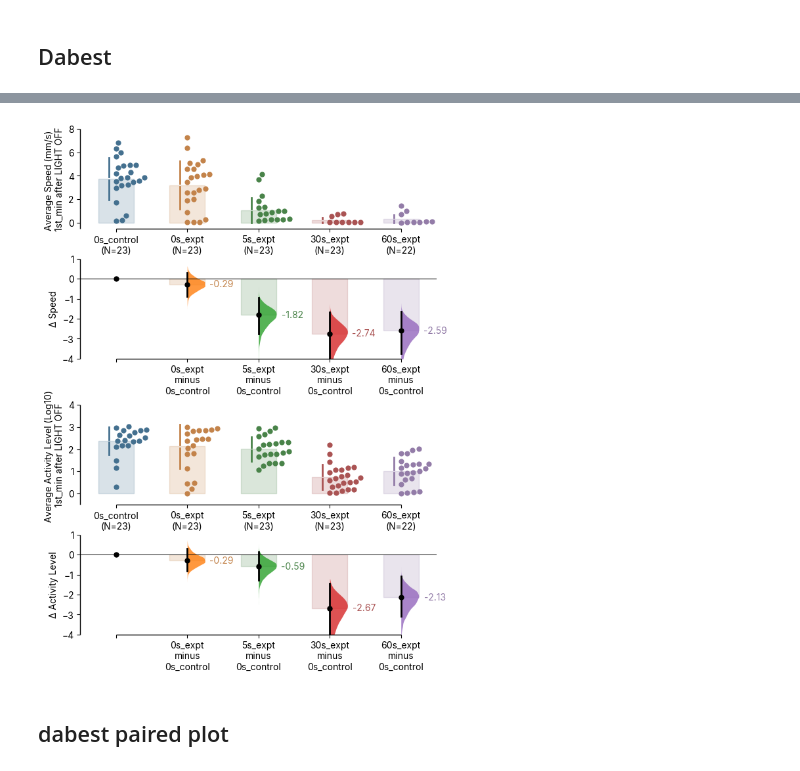
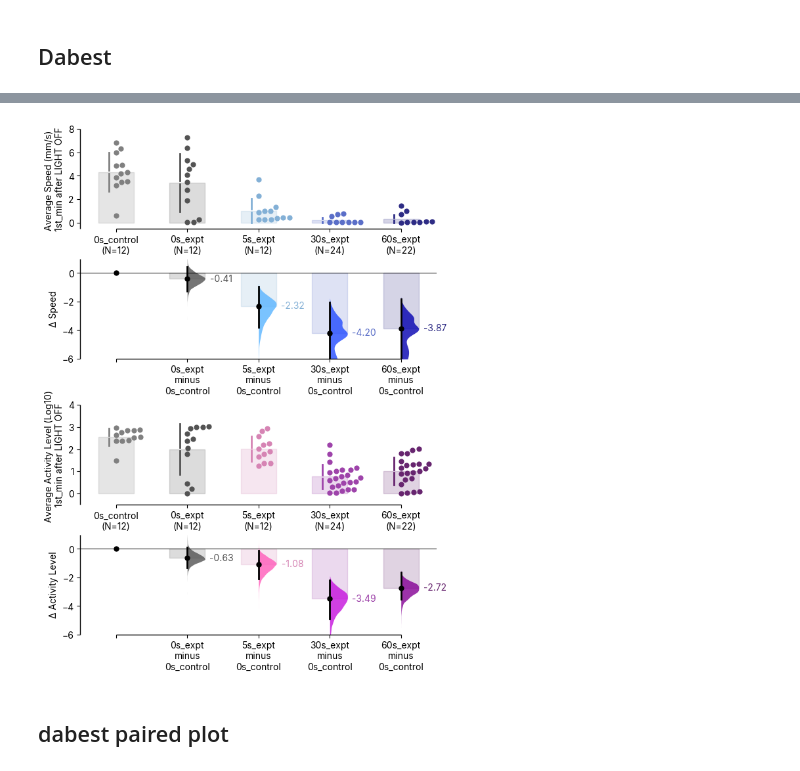
Before and after one commit to lnicole08/TrumelanOPN3, a Jupyter notebook: 3. Stacked plots.ipynb, the cells around one changed output, grey strips where cells are left out. Drawn from its saved outputs; the diff is of its cells as text; code cells hidden in the pictures.

```diff
--- a/3. Stacked plots.ipynb
+++ b/3. Stacked plots.ipynb
@@ -275,9 +275,9 @@ plt.savefig(homecomp + "\\ACC Lab Dropbox\\ACC Lab\\Nicole Lee\\eOPN3 manuscript
 # %% [markdown]
 ## Line Graphs
 # %%
-driver = "vGAT"
+driver = "elav"
 responder = "eOPN3_ATR"
-driver = "w1118"
+# driver = "w1118"
 specifictime = 600
 
 line_colors = {
@@ -477,6 +477,19 @@ def get_phases(light_duration_s=5.0):
     fifth_min = slice(light_off + 480, light_off + 600 - 0.5)
 
     return first_phase, light_on, first_min, third_min, fifth_min
+
+def load_and_split(filepath, phase_slice, split=None):
+    df = pd.read_csv(filepath + "_max3600s.csv").set_index('Time (s)')
+    df = df.loc[phase_slice, :]
+    speed_cols = sorted([c for c in df.columns if c.startswith('Speed')], key=lambda c: int(c.split('_')[1]))
+    activity_cols = sorted([c for c in df.columns if c.startswith('ActivityLevel')], key=lambda c: int(c.split('_')[1]))
+    if split == 'even':
+        speed_cols = speed_cols[1::2]
+        activity_cols = activity_cols[1::2]
+    elif split == 'odd':
+        speed_cols = speed_cols[0::2]
+        activity_cols = activity_cols[0::2]
+    return df[speed_cols].T.reset_index(drop=True), df[activity_cols].T.reset_index(drop=True)
 # %%
 driver = "elav"
 responder = "eOPN3_ATR"
@@ -609,29 +604,24 @@ phase = "1st_min"
 db_speed_2 = dabest.load(df_dabest_speed, idx=("0s_control", "0s_expt", "5s_expt", "30s_expt", "60s_expt"))
 db_activitylevel_2 = dabest.load(df_dabest_activity, idx=(("0s_control", "0s_expt", "5s_expt",  "30s_expt", "60s_expt")))
 # %%
-import dabest
 
-# colorpalette = ["gray", "#535353",  "#59B4FF",  "#234BFF",  "#0300B1" ]
-# colorpalette_2 = ["gray", "#535353",  "#FF5BBA",  "#C510DD",  "#830094"]
+colorpalette = ["gray", "#535353",  "#59B4FF",  "#234BFF",  "#0300B1" ]
+colorpalette_2 = ["gray", "#535353",  "#FF5BBA",  "#C510DD",  "#830094"]
 
 f, axx = plt.subplots(2,1, figsize = (7,10))
 common_style = {'fontsize_rawxlabel': 10, 'fontsize_rawylabel': 10, 'fontsize_contrastxlabel': 10,
                 'fontsize_contrastylabel': 10, 'fontsize_delta2label': 10, 'contrast_marker_size': 5}
 
+db_speed_2.hedges_g.plot(raw_label=f"Average Speed (mm/s) \n"  + str(phase) + " after LIGHT OFF", custom_palette = colorpalette,
+                              contrast_label="Δ Speed", raw_ylim=(-0.5, 8), contrast_ylim=(-6, 1),  **common_style, ax = axx[0]);
 
-
-db_speed_2.hedges_g.plot(raw_label=f"Average Speed (mm/s) \n"  + str(phase) + " after LIGHT OFF",
-                              contrast_label="Δ Speed", raw_ylim=(-0.5, 8), contrast_ylim=(-4, 1),  **common_style, ax = axx[0]);
-
-
-
-db_activitylevel_2.hedges_g.plot(raw_label=f"Average Activity Level (Log10) \n"  + str(phase) + " after LIGHT OFF",
-                              contrast_label="Δ Activity Level", raw_ylim=(-0.5, 4), contrast_ylim=(-4, 1),  **common_style, ax = axx[1]);
+db_activitylevel_2.hedges_g.plot(raw_label=f"Average Activity Level (Log10) \n"  + str(phase) + " after LIGHT OFF", custom_palette = colorpalette_2,
+                              contrast_label="Δ Activity Level", raw_ylim=(-0.5, 4), contrast_ylim=(-6, 1),  **common_style, ax = axx[1]);
 
 mpl.rcParams['svg.fonttype'] = 'none'
-#f.savefig("D:\\ACC Lab Dropbox\\ACC Lab\\Nicole Lee\\eOPN3 manuscript\\Data compilation\\Trumelan\\Trumelan images\\dabestplots_duration_" + driver + " x " + responder + ".svg",  bbox_inches='tight')
+f.savefig("D:\\ACC Lab Dropbox\\ACC Lab\\Nicole Lee\\eOPN3 manuscript\\Data compilation\\Trumelan\\Trumelan images\\dabestplots_compiledplot_duration" + driver + " x " + responder + ".svg",  bbox_inches='tight')
 # %% [output]
-[figure, old version]
+[figure, new version]
 # %% [markdown]
 ## dabest paired plot
 # %%
```
Also changed, not shown: parts of 6 cells of this notebook, 1 other file.
